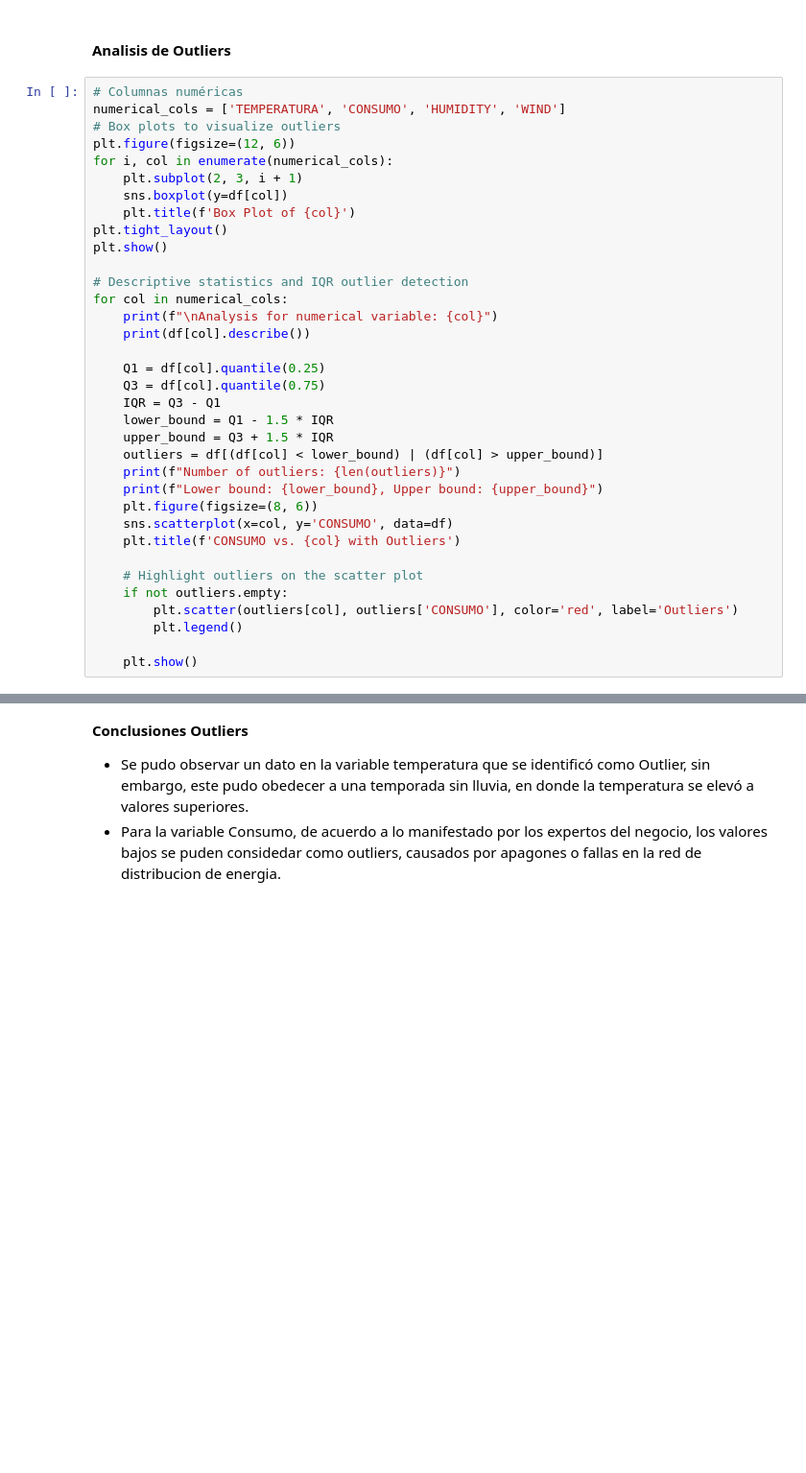
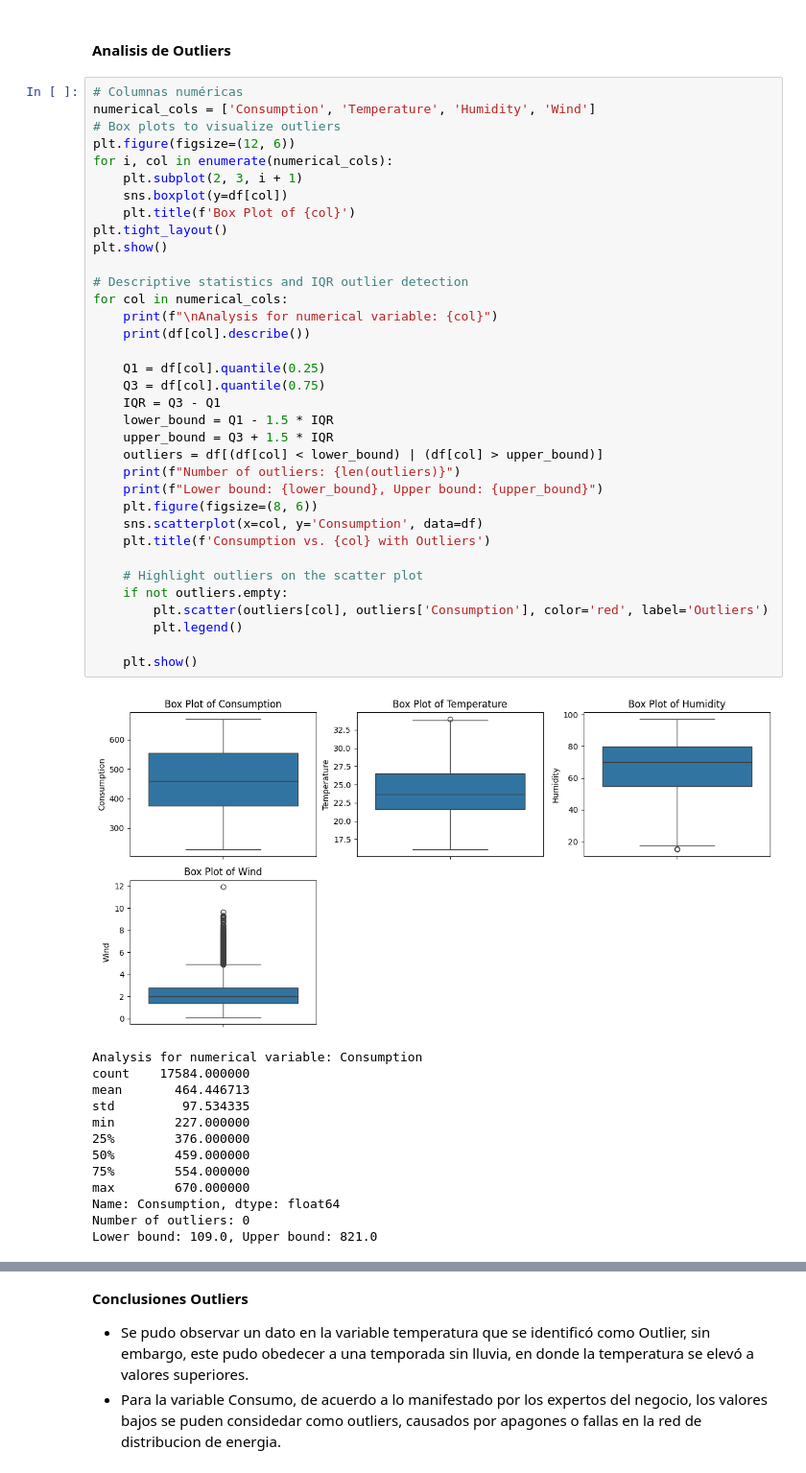
Before and after one commit to rchicangana/AnalisisDatosProyecto, a Jupyter notebook: ProyectoFinal.ipynb, the cells around one changed output, grey strips where cells are left out. Shown at 96% size. Saved outputs shown, nothing was run; the diff lists cells and outputs as text; blank space fills up the shorter version.

```diff
--- a/ProyectoFinal.ipynb
+++ b/ProyectoFinal.ipynb
@@ -320,36 +377,50 @@ plt.show()
 #### Analisis de Outliers
 # %%
 # Columnas numéricas
-numerical_cols = ['TEMPERATURA', 'CONSUMO', 'HUMIDITY', 'WIND']
+numerical_cols = ['Consumption', 'Temperature', 'Humidity', 'Wind']
 # Box plots to visualize outliers
 plt.figure(figsize=(12, 6))
 for i, col in enumerate(numerical_cols):
     plt.subplot(2, 3, i + 1)
     sns.boxplot(y=df[col])
     plt.title(f'Box Plot of {col}')
 plt.tight_layout()
 plt.show()
 
 # Descriptive statistics and IQR outlier detection
 for col in numerical_cols:
     print(f"\nAnalysis for numerical variable: {col}")
     print(df[col].describe())
 
     Q1 = df[col].quantile(0.25)
     Q3 = df[col].quantile(0.75)
     IQR = Q3 - Q1
     lower_bound = Q1 - 1.5 * IQR
     upper_bound = Q3 + 1.5 * IQR
     outliers = df[(df[col] < lower_bound) | (df[col] > upper_bound)]
     print(f"Number of outliers: {len(outliers)}")
     print(f"Lower bound: {lower_bound}, Upper bound: {upper_bound}")
     plt.figure(figsize=(8, 6))
-    sns.scatterplot(x=col, y='CONSUMO', data=df)
-    plt.title(f'CONSUMO vs. {col} with Outliers')
+    sns.scatterplot(x=col, y='Consumption', data=df)
+    plt.title(f'Consumption vs. {col} with Outliers')
 
     # Highlight outliers on the scatter plot
     if not outliers.empty:
-        plt.scatter(outliers[col], outliers['CONSUMO'], color='red', label='Outliers')
+        plt.scatter(outliers[col], outliers['Consumption'], color='red', label='Outliers')
         plt.legend()
 
     plt.show()
+# %% [output]
+[figure, added]
+Analysis for numerical variable: Consumption
+count    17584.000000
+mean       464.446713
+std         97.534335
+min        227.000000
+25%        376.000000
+50%        459.000000
+75%        554.000000
+max        670.000000
+Name: Consumption, dtype: float64
+Number of outliers: 0
+Lower bound: 109.0, Upper bound: 821.0
```
Also changed, not shown: parts of 35 cells of this notebook.
